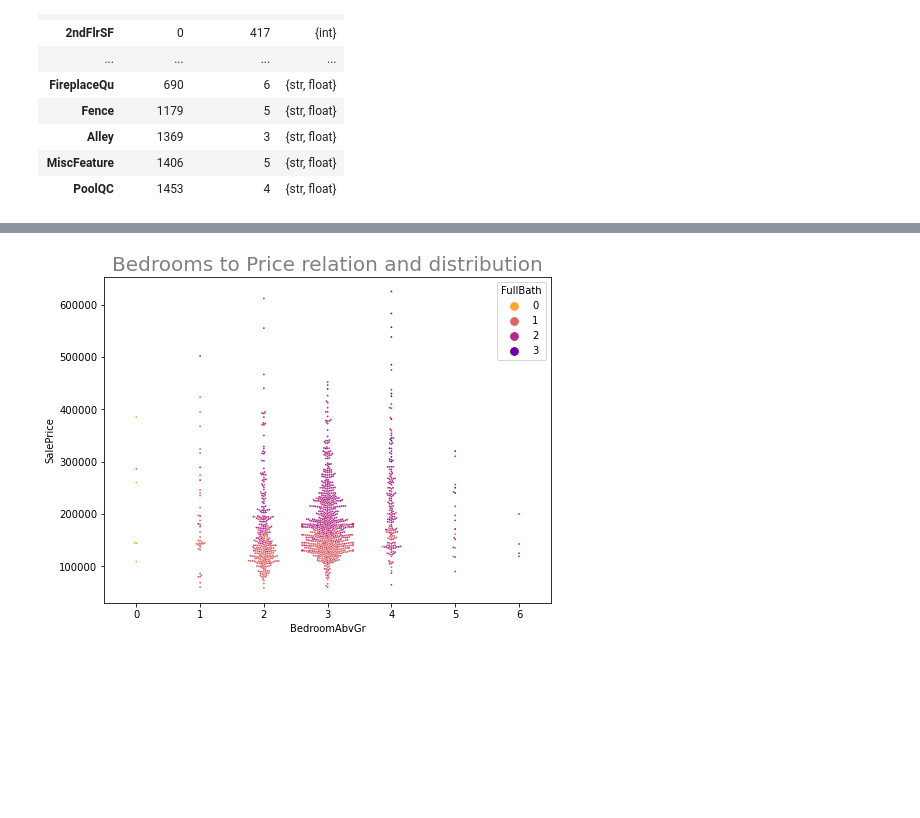
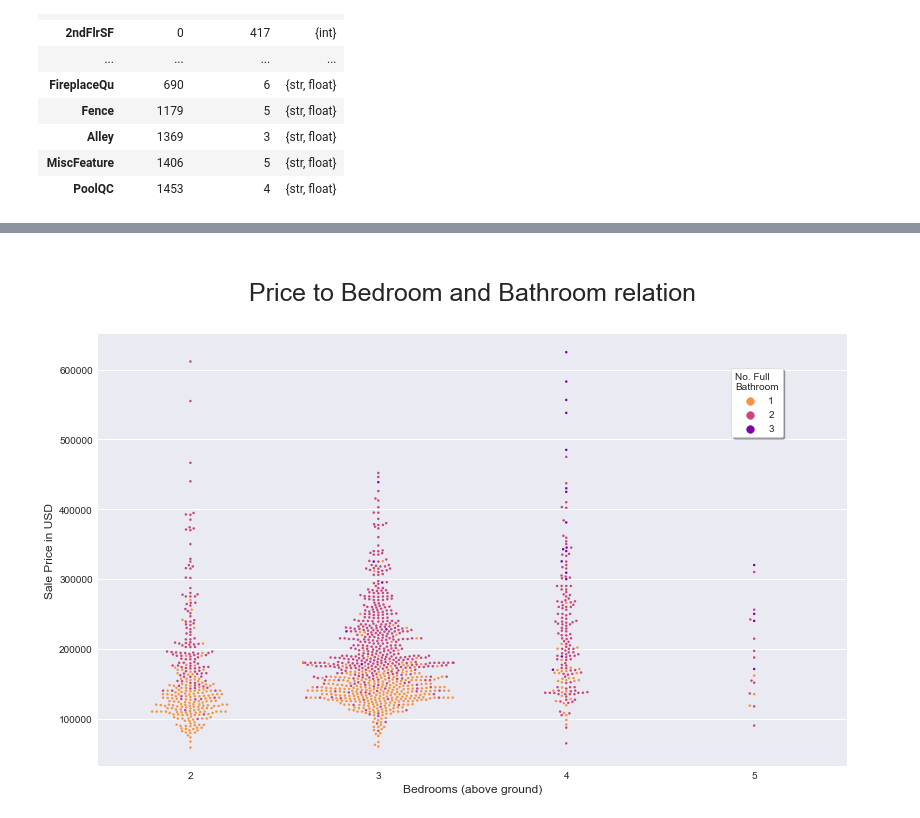
Before and after one commit to andygon83/AimesIAHousePriceKag, a Jupyter notebook: House Prices Prediction.ipynb, the cells around one changed output, grey strips where cells are left out. Saved outputs shown, nothing was run; the diff lists cells and outputs as text; code cells hidden in the pictures; blank space fills up the shorter version.

```diff
--- a/House Prices Prediction.ipynb
+++ b/House Prices Prediction.ipynb
@@ -7,3 +39,7 @@ pd.set_option("display.max_columns", None)
 # %%
-dftrain = pd.read_csv("../train.csv")
+# Loading training data
+
+dforigin = pd.read_csv("../train.csv")
+
+dftrain = dforigin
 # %%
@@ -111,20 +151,20 @@ dftrain.Functional.replace(['Sal', 'Sev', 'Maj2', 'Maj1','Mod','Min2','Min1','Ty
                            [7, 6, 5, 4, 3, 2, 1, 0], inplace=True)
 
 
-#Dropping columns with too many missing or null values, as well as the ID since it carries no insights
-dftrain = dftrain.drop(['PoolQC', 'Fence', 'MiscFeature', 'Alley', 'Utilities', 'Id'], axis=1)
-
-#Dropping columns with very high heterogeneity in responses
-dftrain.drop(['Street', 'PavedDrive', '3SsnPorch', 'ScreenPorch', 'PoolArea', 'MiscVal',
-              'SaleType', 'SaleCondition', 'LowQualFinSF', 'BsmtFinType2', 'BsmtUnfSF',
-             'Heating', 'RoofMatl', 'Condition2', 'MasVnrArea', 'Functional', 'BsmtFinSF2',
-              'CentralAir', 'Electrical', 'BsmtHalfBath'], axis=1, inplace=True)
+#Dropping columns with too many same/missing or null values, as well as the ID since it carries no insights
+dftrain = dftrain.drop(['PoolQC', 'Fence', 'MiscFeature', 'Alley', 'Utilities', 'Id', 'Street',
+                        'PavedDrive', '3SsnPorch', 'ScreenPorch', 'PoolArea', 'MiscVal',
+                        'SaleType', 'SaleCondition', 'LowQualFinSF', 'BsmtFinType2',
+                        'BsmtUnfSF',  'Heating', 'RoofMatl', 'Condition2', 'MasVnrArea',
+                        'Functional', 'BsmtFinSF2', 'CentralAir', 'Electrical',
+                        'BsmtHalfBath', 'LandSlope', 'LotShape'], axis=1)
 
 #Dropping entries for commercial properties, the top 4 outliers based on the distribution
 #of GrLivArea, and resetting index for analysis
 index_todrop = dftrain.loc[dftrain.MSZoning == 'C (all)'].index
 index_todrop = index_todrop.append(dftrain.loc[dftrain.GrLivArea >= 4000].index)
 index_todrop = index_todrop.append(dftrain.loc[dftrain.LotFrontage >= 200].index)
+index_todrop = index_todrop.append(dftrain.loc[dftrain.FullBath < 1].index)
 
 dftrain.drop(index_todrop, inplace=True)
 # %%
@@ -203,7 +234,12 @@ for column in to_plot:
 # %%
-plt.figure(figsize=(8,6))
-g = sns.swarmplot(x='BedroomAbvGr', y='SalePrice', data = dfviz, hue='FullBath',
-            palette='plasma_r', size=1.8)
-plt.title('Bedrooms to Price relation and distribution', size=20, color='grey');
+sns.set_style('darkgrid')
+plt.figure(figsize=(12,8))
+swarm = sns.swarmplot(x='BedroomAbvGr', y='SalePrice', data = dfviz, hue='FullBath',
+            palette='plasma_r', size=2.5)
+plt.xlim(1.5,5.5)
+plt.xlabel('Bedrooms (above ground)')
+plt.ylabel('Sale Price in USD')
+swarm.legend(title='No. Full\nBathroom', shadow=True, facecolor='white', bbox_to_anchor= (.92,.93))
+plt.title('\nPrice to Bedroom and Bathroom relation\n', size=25);
 # %% [output]
-[figure, old version]
+[figure, new version]
```
Also changed, not shown: parts of 36 cells of this notebook.
